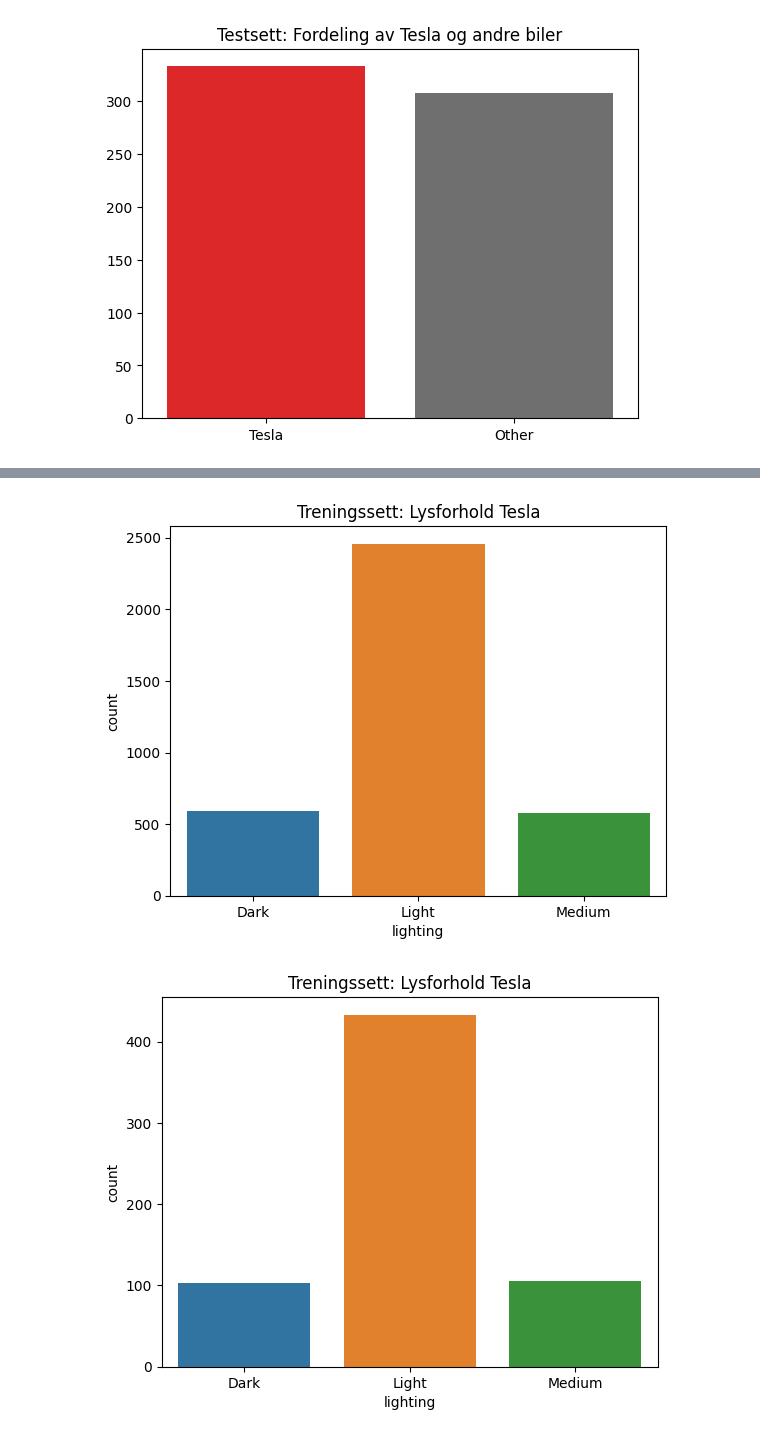
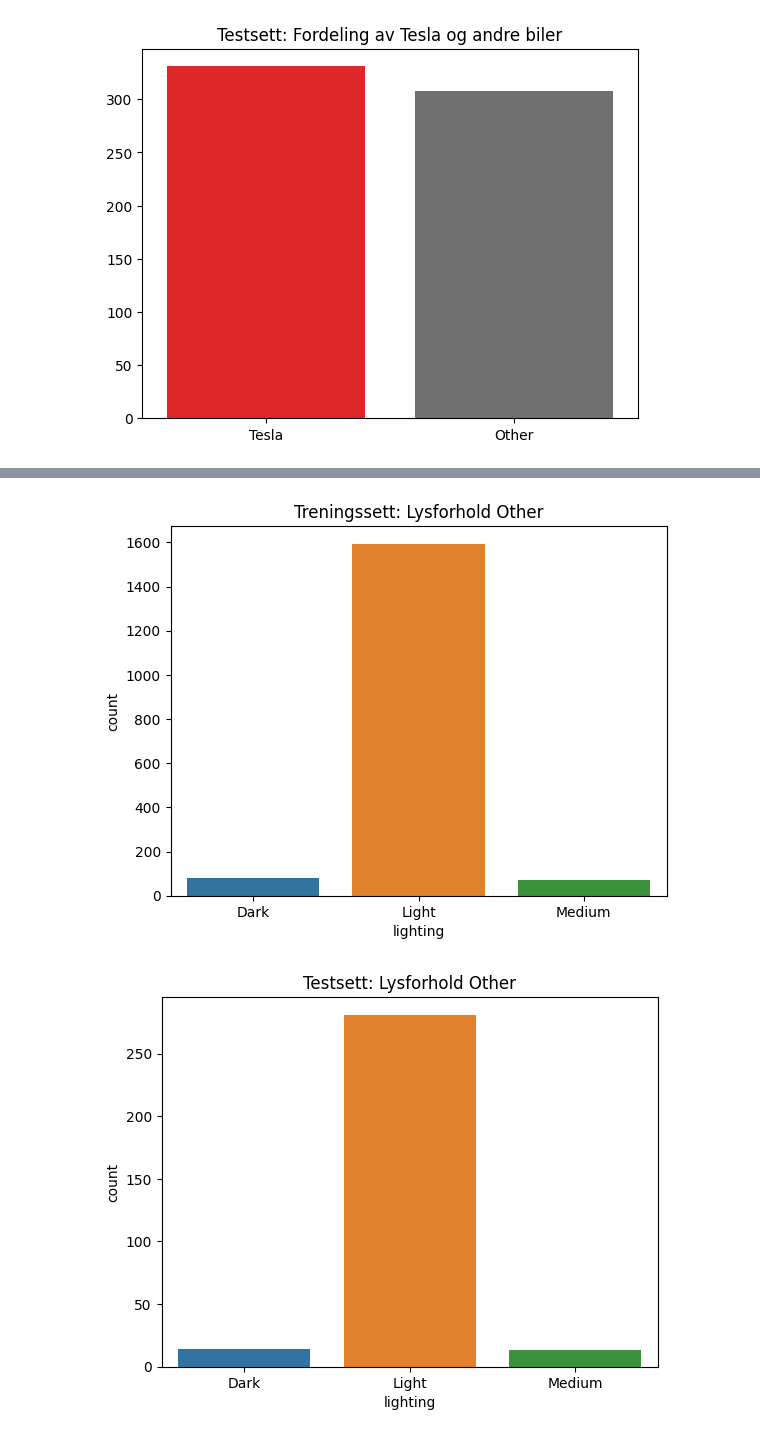
Before and after one commit to jkaste03/visual-vehicle-recognition-varying-lighting-conditions, a Jupyter notebook: utils_test.ipynb, the cells around one changed output, grey strips where cells are left out. Cells and saved outputs as stored; diff of their text form; code cells hidden in the pictures.

```diff
--- a/utils_test.ipynb
+++ b/utils_test.ipynb
@@ -8,3 +17,3 @@ import pandas as pd
 # %%
-(train_x, train_y), (test_x, test_y) = utils.read_gate_one_data()
+(train_x, train_y), (test_x, test_y) = utils.read_stratified_data(columns=("model", "year", "lighting"))
 # %% [output]
@@ -91,2 +141,0 @@ Har Ekskludert nyeste model X for å kunne stratifisere på 'year'
-# %%
-(train_x, train_y), (test_x, test_y) = utils.read_stratified_data(columns=('lighting', 'model', 'year'), test_size=0.15)
@@ -175,26 +220,24 @@ plt.show()
 # %%
-df = train_y.sort_values(by="lighting")
+df = train_y[train_y["model"] == other].sort_values(by="lighting")
 plot = sns.countplot(data=df, x='lighting', hue='lighting')
-plot.set_title(f'Treningssett: Lysforhold Tesla')
+plot.set_title(f'Treningssett: Lysforhold Other')
 plt.show()
 
-
-df = test_y.sort_values(by="lighting")
+df = test_y[test_y["model"] == other].sort_values(by="lighting")
 plot = sns.countplot(data=df, x='lighting', hue='lighting')
-plot.set_title(f'Treningssett: Lysforhold Tesla')
+plot.set_title(f'Testsett: Lysforhold Other')
 plt.show()
 
 df = train_y[train_y["model"] != other].sort_values(by="lighting")
 plot = sns.countplot(data=df, x='lighting', hue='lighting')
 plot.set_title(f'Treningssett: Lysforhold Tesla')
 plt.show()
 
-
 df = test_y[test_y["model"] != other].sort_values(by="lighting")
 plot = sns.countplot(data=df, x='lighting', hue='lighting')
-plot.set_title(f'Treningssett: Lysforhold Tesla')
+plot.set_title(f'Testsett: Lysforhold Tesla')
 plt.show()
 # %% [output]
-[figure, old version]
+[figure, new version]
-[figure, old version]
+[figure, new version]
 [figure]
```
Also changed, not shown: parts of 13 cells of this notebook, 2 other files.
